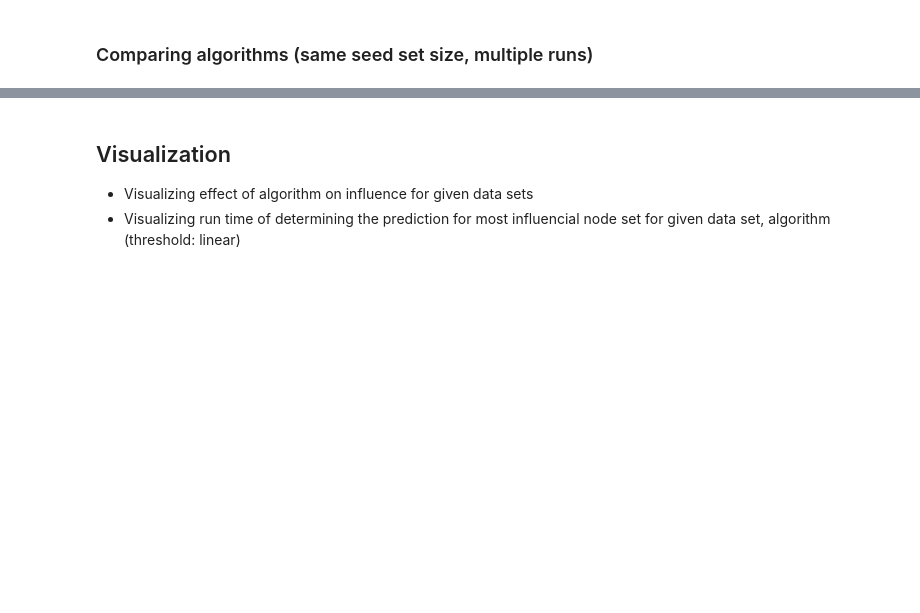
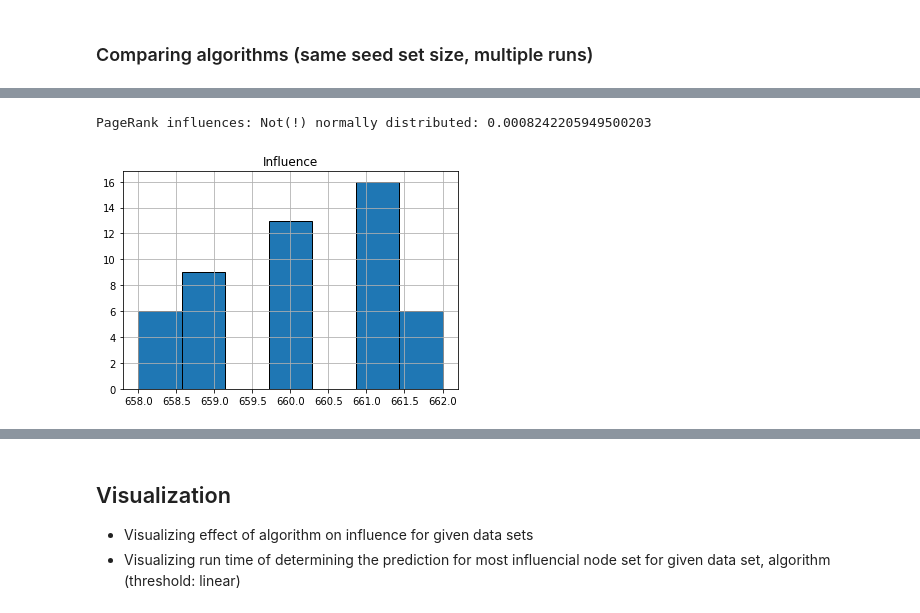
Before and after one commit to mfm92/Reproducibility_TopK, a Jupyter notebook: stats_test.ipynb, the cells around one changed output, grey strips where cells are left out. Saved outputs shown, nothing was run; the diff lists cells and outputs as text; code cells hidden in the pictures; blank space fills up the shorter version.

```diff
--- a/stats_test.ipynb
+++ b/stats_test.ipynb
@@ -125,0 +128,12 @@ PageRank influences: Not(!) normally distributed
+# %%
+infl_pr.hist(bins=7, edgecolor='black')
+
+stat, p = stats.shapiro(infl_pr)
+
+if p > 0.05:
+    print("PageRank influences: Normally distributed:", p)
+else:
+    print("PageRank influences: Not(!) normally distributed:", p)
+# %% [output]
+PageRank influences: Not(!) normally distributed: 0.0008242205949500203
+[figure, added]
```
Also changed, not shown: parts of 14 cells of this notebook, 11 other files.
